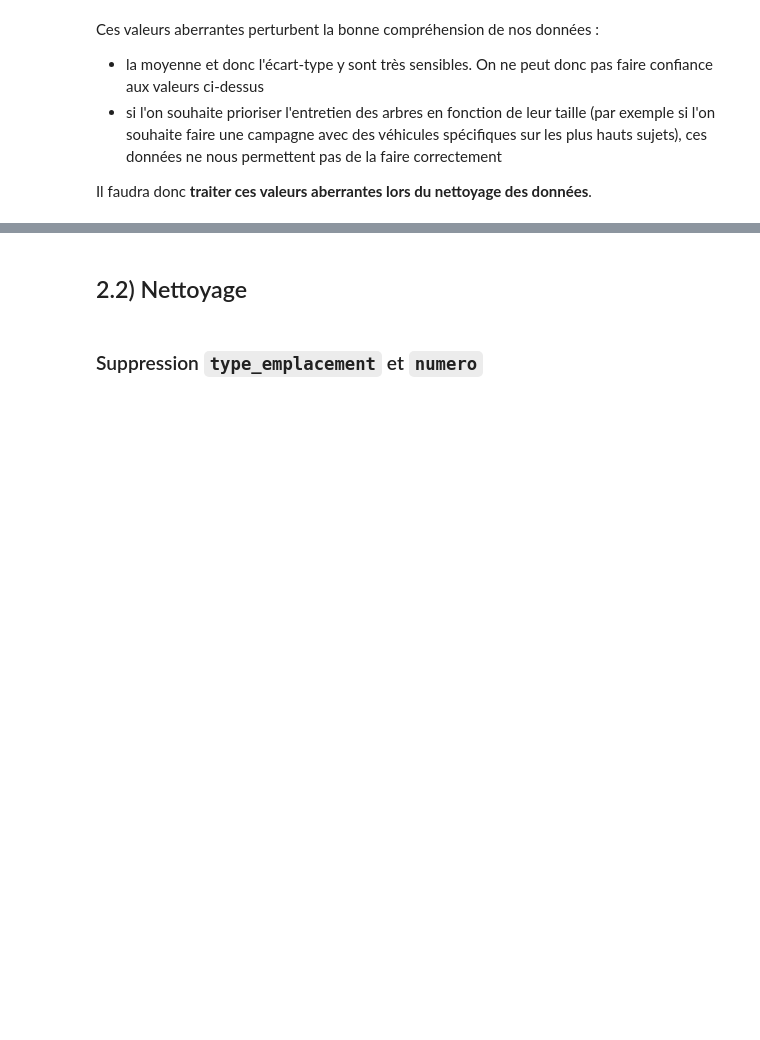
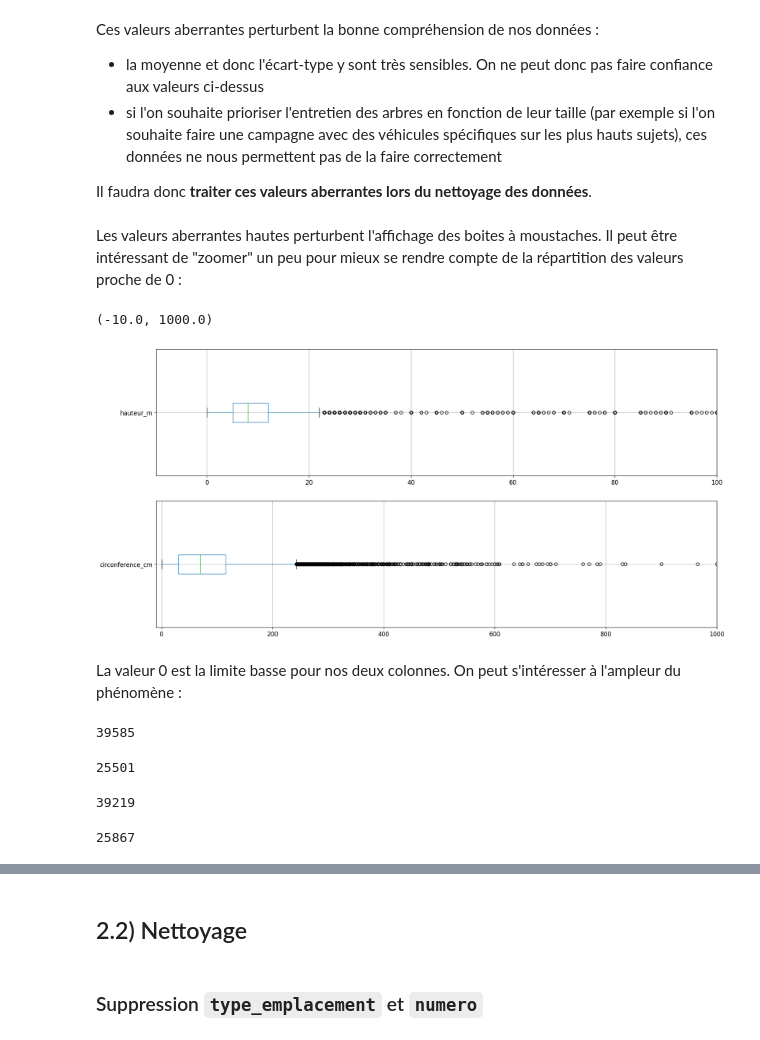
Before and after one commit to ClementPatin/OC-P2, a Jupyter notebook: Patin_Clement_1_notebook_032023.ipynb, the cells around one changed output, grey strips where cells are left out. Drawn from its saved outputs; the diff is of its cells as text; code cells hidden in the pictures; blank space fills up the shorter version.

```diff
--- a/Patin_Clement_1_notebook_032023.ipynb
+++ b/Patin_Clement_1_notebook_032023.ipynb
@@ -544,3 +551,39 @@ Ces valeurs aberrantes perturbent la bonne compréhension de nos données :
 - si l'on souhaite prioriser l'entretien des arbres en fonction de leur taille (par exemple si l'on souhaite faire une campagne avec des véhicules spécifiques sur les plus hauts sujets), ces données ne nous permettent pas de la faire correctement
 
 Il faudra donc **traiter ces valeurs aberrantes lors du nettoyage des données**.
+# %% [markdown]
+Les valeurs aberrantes hautes perturbent l'affichage des boites à moustaches. Il peut être intéressant de "zoomer" un peu pour mieux se rendre compte de la répartition des valeurs proche de 0 :
+# %%
+plt.figure(figsize=(20,10))
+plt.subplot(2,1,1)
+dataBrute.boxplot(column=["hauteur_m"],vert=False)
+plt.xlim(-10,100)
+
+plt.subplot(2,1,2)
+dataBrute.boxplot(column=["circonference_cm"],vert=False)
+plt.xlim(-10,1000)
+# %% [output]
+(-10.0, 1000.0)
+[figure, added]
+# %% [markdown]
+La valeur 0 est la limite basse pour nos deux colonnes. On peut s'intéresser à l'ampleur du phénomène :
+# %%
+#how many trees have zero for "hauteur_m" or "circonference_cm" ?
+dataBrute.loc[(dataBrute["hauteur_m"]==0)  | (dataBrute["circonference_cm"]==0),"id"].value_counts().sum()
+# %% [output]
+39585
+# %%
+#how many trees have zero for "hauteur_m" and "circonference_cm" ?
+dataBrute.loc[(dataBrute["hauteur_m"]==0)  & (dataBrute["circonference_cm"]==0),"id"].value_counts().sum()
+# %% [output]
+25501
+# %%
+#how many trees just for "hauteur_m" ?
+dataBrute.loc[(dataBrute["hauteur_m"]==0),"id"].value_counts().sum()
+# %% [output]
+39219
+# %%
+#how many trees just for "circonference_cm" ?
+dataBrute.loc[(dataBrute["circonference_cm"]==0),"id"].value_counts().sum()
+# %% [output]
+25867
```
Also changed, not shown: parts of 17 cells of this notebook.
